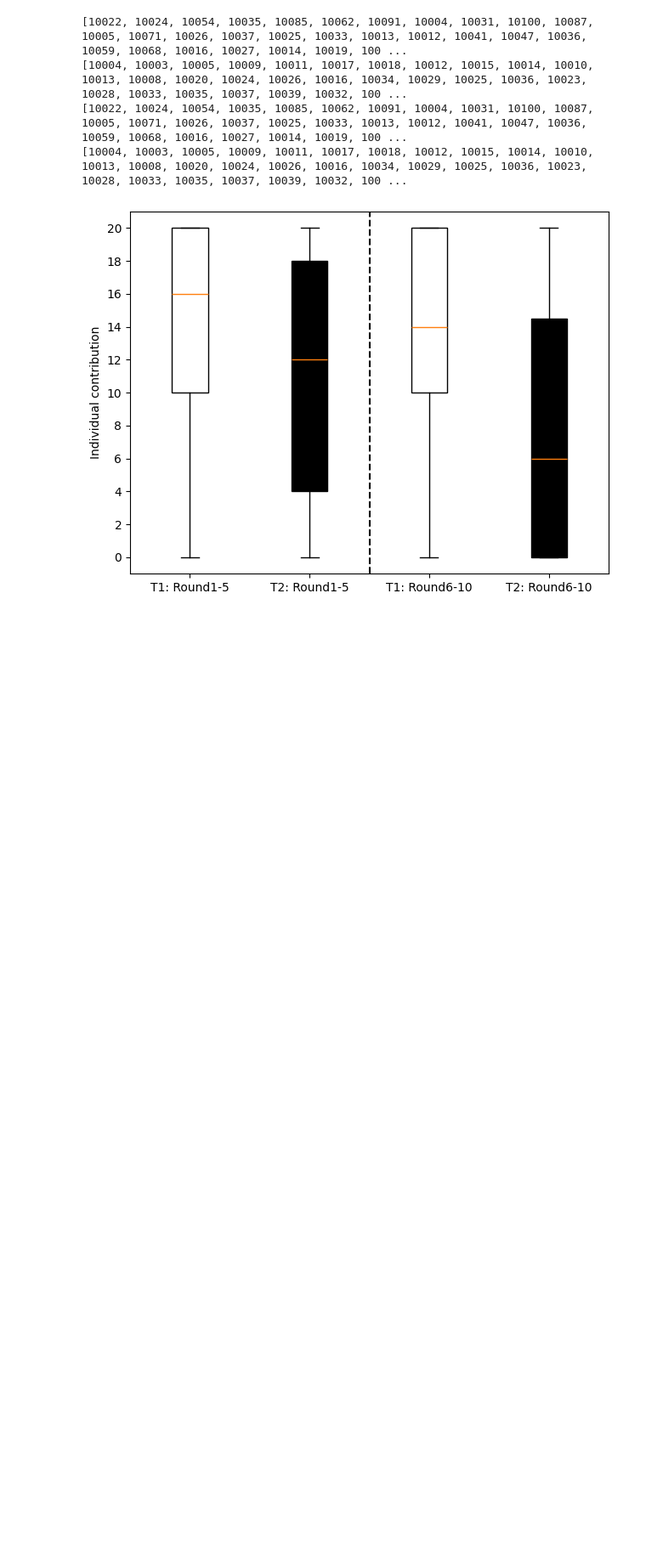
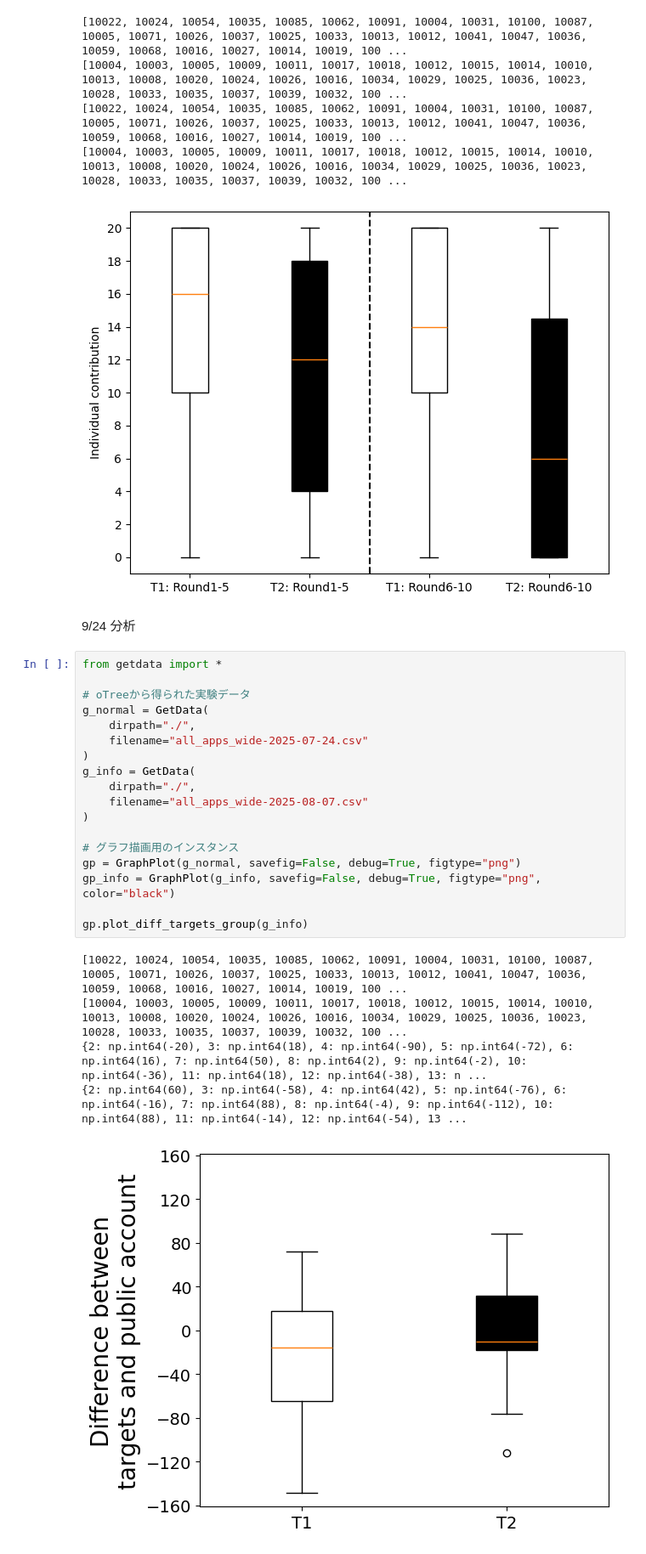
Before and after one commit to yokoyama-ShizuokaUniversity/CRD_DataAnalyse, a Jupyter notebook: getdata.ipynb, the cells around one changed output. Shown at 85% size. Drawn from its saved outputs; the diff is of its cells as text; blank space fills up the shorter version.

```diff
--- a/getdata.ipynb
+++ b/getdata.ipynb
@@ -493,3 +493,30 @@ gp.plot_box_round(g_info)
 [10022, 10024, 10054, 10035, 10085, 10062, 10091, 10004, 10031, 10100, 10087, 10005, 10071, 10026, 10037, 10025, 10033, 10013, 10012, 10041, 10047, 10036, 10059, 10068, 10016, 10027, 10014, 10019, 100 ...
 [10004, 10003, 10005, 10009, 10011, 10017, 10018, 10012, 10015, 10014, 10010, 10013, 10008, 10020, 10024, 10026, 10016, 10034, 10029, 10025, 10036, 10023, 10028, 10033, 10035, 10037, 10039, 10032, 100 ...
 [figure]
+# %% [markdown]
+9/24
+分析
+# %%
+from getdata import *
+
+# oTreeから得られた実験データ
+g_normal = GetData(
+    dirpath="./",
+    filename="all_apps_wide-2025-07-24.csv"
+)
+g_info = GetData(
+    dirpath="./",
+    filename="all_apps_wide-2025-08-07.csv"
+)
+
+# グラフ描画用のインスタンス
+gp = GraphPlot(g_normal, savefig=False, debug=True, figtype="png")
+gp_info = GraphPlot(g_info, savefig=False, debug=True, figtype="png", color="black")
+
+gp.plot_diff_targets_group(g_info)
+# %% [output]
+[10022, 10024, 10054, 10035, 10085, 10062, 10091, 10004, 10031, 10100, 10087, 10005, 10071, 10026, 10037, 10025, 10033, 10013, 10012, 10041, 10047, 10036, 10059, 10068, 10016, 10027, 10014, 10019, 100 ...
+[10004, 10003, 10005, 10009, 10011, 10017, 10018, 10012, 10015, 10014, 10010, 10013, 10008, 10020, 10024, 10026, 10016, 10034, 10029, 10025, 10036, 10023, 10028, 10033, 10035, 10037, 10039, 10032, 100 ...
+{2: np.int64(-20), 3: np.int64(18), 4: np.int64(-90), 5: np.int64(-72), 6: np.int64(16), 7: np.int64(50), 8: np.int64(2), 9: np.int64(-2), 10: np.int64(-36), 11: np.int64(18), 12: np.int64(-38), 13: n ...
+{2: np.int64(60), 3: np.int64(-58), 4: np.int64(42), 5: np.int64(-76), 6: np.int64(-16), 7: np.int64(88), 8: np.int64(-4), 9: np.int64(-112), 10: np.int64(88), 11: np.int64(-14), 12: np.int64(-54), 13 ...
+[figure, added]
```
Also changed, not shown: 1 other file.
